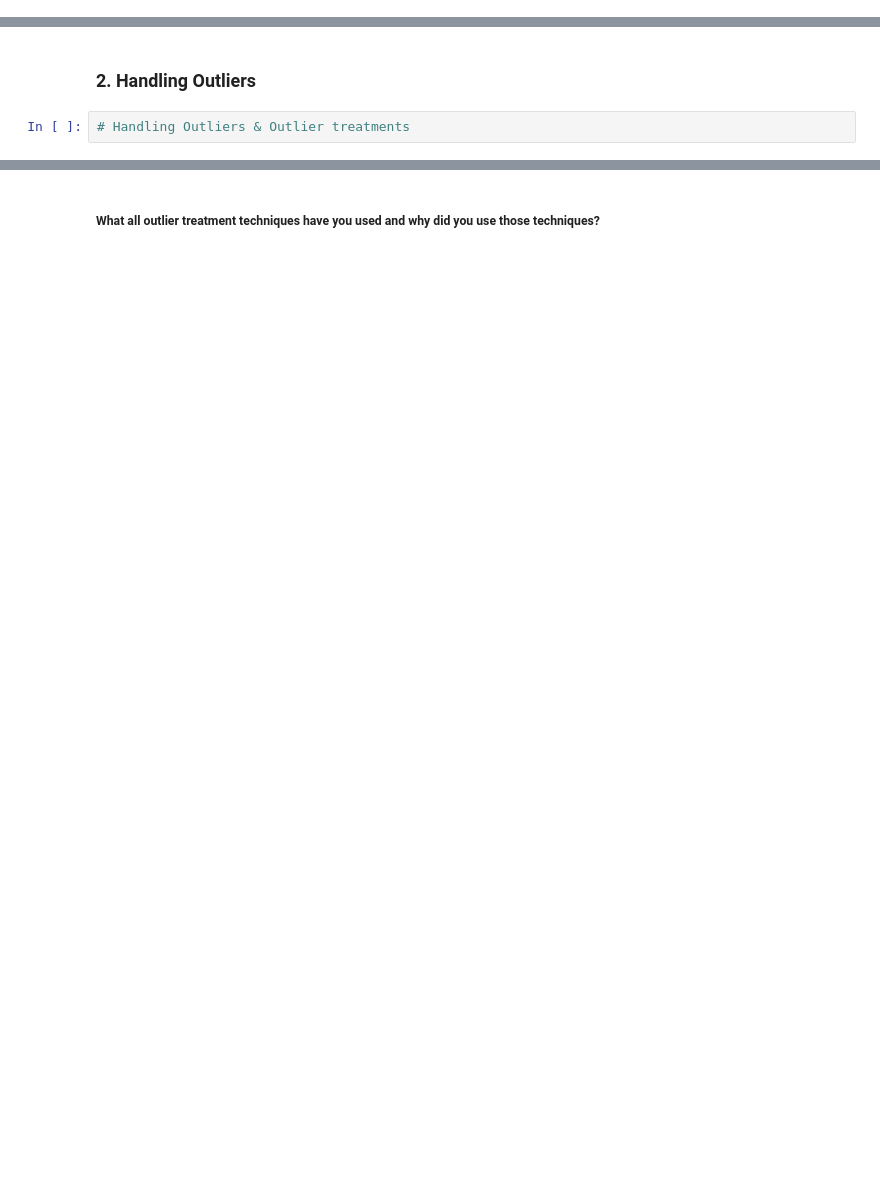
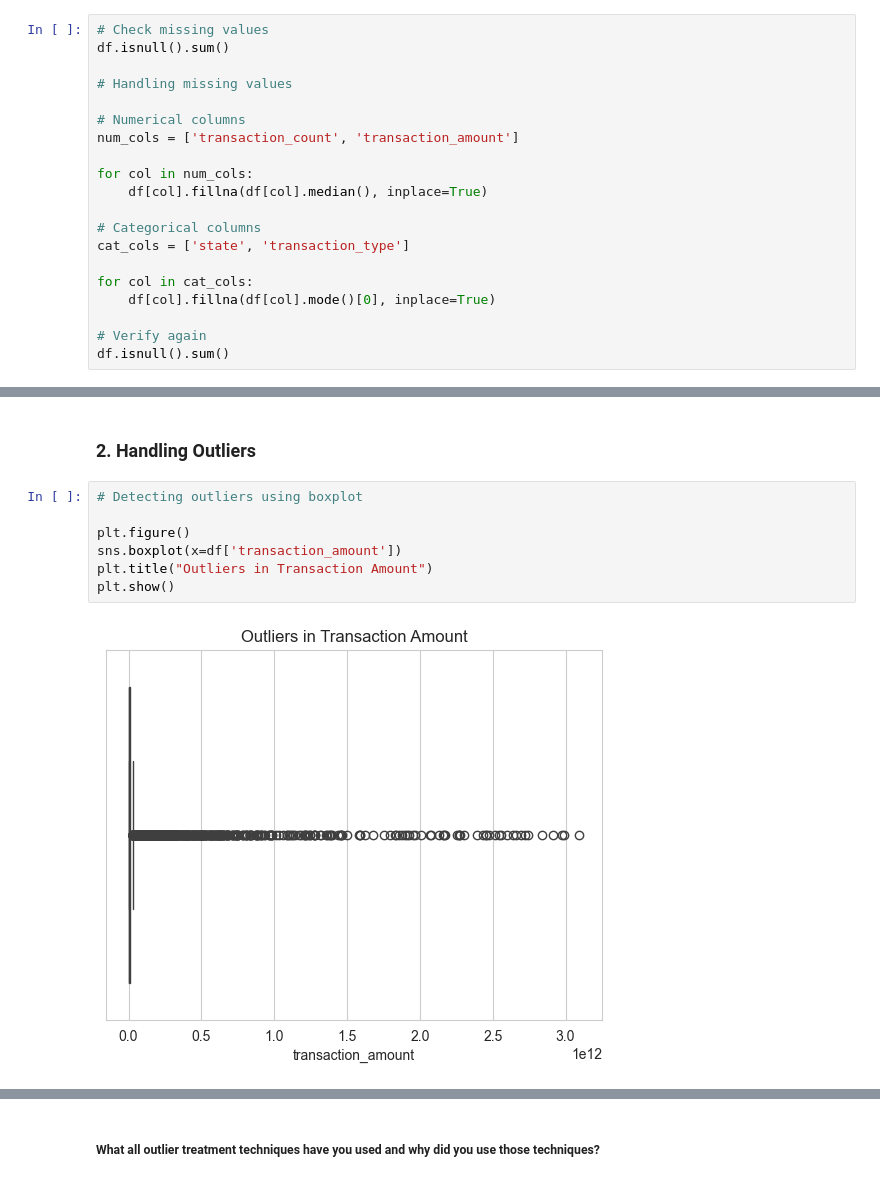
Before and after one commit to Pheonix1330/PhonePe, a Jupyter notebook: Sample_ML_Submission_Template-2.ipynb, the cells around one changed output, grey strips where cells are left out. Saved outputs shown, nothing was run; the diff lists cells and outputs as text; blank space fills up the shorter version.

```diff
--- a/Sample_ML_Submission_Template-2.ipynb
+++ b/Sample_ML_Submission_Template-2.ipynb
@@ -944,0 +943,20 @@ Comparing multiple categories (transaction types)
+# %%
+# Check missing values
+df.isnull().sum()
+
+# Handling missing values
+
+# Numerical columns
+num_cols = ['transaction_count', 'transaction_amount']
+
+for col in num_cols:
+    df[col].fillna(df[col].median(), inplace=True)
+
+# Categorical columns
+cat_cols = ['state', 'transaction_type']
+
+for col in cat_cols:
+    df[col].fillna(df[col].mode()[0], inplace=True)
+
+# Verify again
+df.isnull().sum()
@@ -949,4 +998,11 @@ Answer Here.
 # %% [markdown]
 ### 2. Handling Outliers
-# %%
-# Handling Outliers & Outlier treatments
+# %%
+# Detecting outliers using boxplot
+
+plt.figure()
+sns.boxplot(x=df['transaction_amount'])
+plt.title("Outliers in Transaction Amount")
+plt.show()
+# %% [output]
+[figure, added]
```
Also changed, not shown: parts of 138 cells of this notebook, 1 other file.
